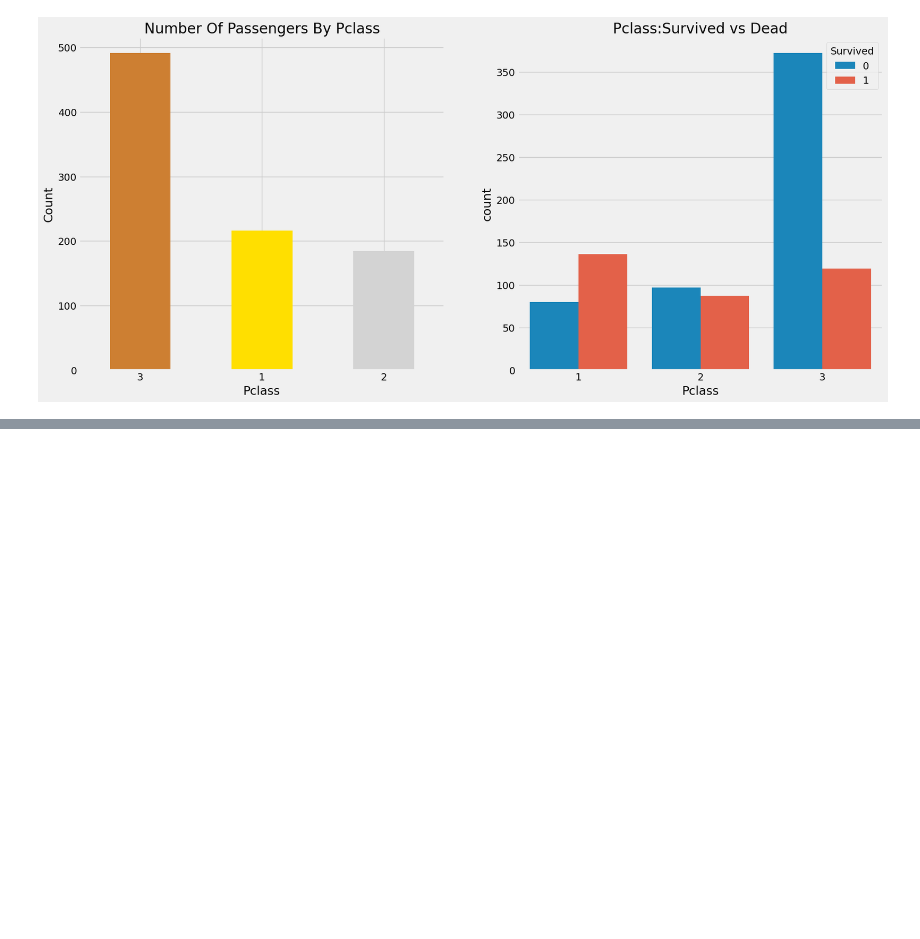
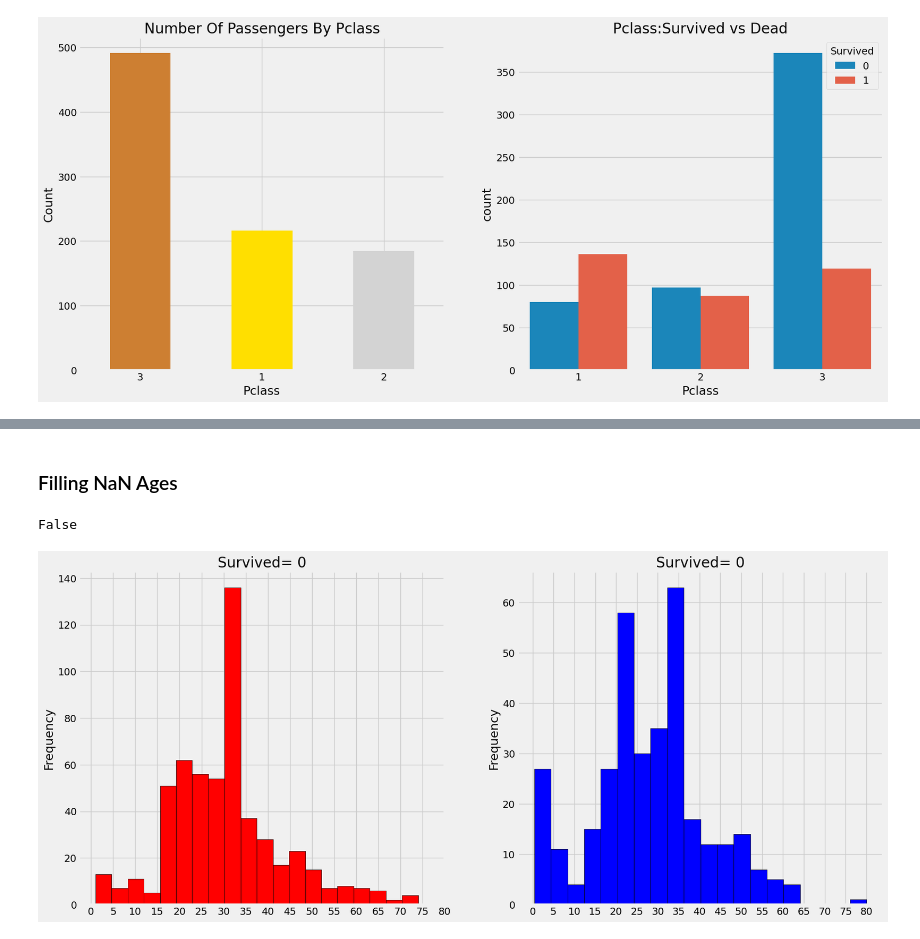
Before and after one commit to mucollabo/kaggle, a Jupyter notebook: Competitions/Titanic/eda-to-prediction-for-titanic.ipynb, the cells around one changed output, grey strips where cells are left out. Saved outputs shown, nothing was run; the diff lists cells and outputs as text; code cells hidden in the pictures; blank space fills up the shorter version.

```diff
--- a/Competitions/Titanic/eda-to-prediction-for-titanic.ipynb
+++ b/Competitions/Titanic/eda-to-prediction-for-titanic.ipynb
@@ -99,0 +138,4 @@ plt.show()
+# %%
+data['Initial'] = 0
+for i in data:
+    data['Initial'] = data['Name'].str.extract('([A-Za-z]+)\.')
@@ -99,0 +149,2 @@ plt.show()
+# %%
+data['Initial'].replace(['Mlle', 'Mme', 'Ms', 'Dr', 'Major', 'Lady', 'Countess', 'Jonkheer', 'Col', 'Rev', 'Capt', 'Sir', 'Don'], ['Miss', 'Miss', 'Miss', 'Mr', 'Mr', 'Mrs', 'Mrs', 'Other', 'Other', 'Other', 'Mr', 'Mr', 'Mr'], inplace=True)
@@ -99,0 +161,26 @@ plt.show()
+# %% [markdown]
+### Filling NaN Ages
+# %%
+# Assigning the NaN Values with the Ceil values of the mean ages
+data.loc[(data['Age'].isnull()) & (data['Initial'] == 'Mr'), 'Age'] = 33
+data.loc[(data['Age'].isnull()) & (data['Initial'] == 'Mrs'), 'Age'] = 36
+data.loc[(data['Age'].isnull()) & (data['Initial'] == 'Master'), 'Age'] = 5
+data.loc[(data['Age'].isnull()) & (data['Initial'] == 'Miss'), 'Age'] = 22
+data.loc[(data['Age'].isnull()) & (data['Initial'] == 'Other'), 'Age'] = 46
+# %%
+data['Age'].isnull().any()
+# %% [output]
+False
+# %%
+fig, ax = plt.subplots(1, 2, figsize=(18, 8))
+data[data['Survived'] == 0]['Age'].plot.hist(ax=ax[0], bins=20, edgecolor='black', color='red')
+ax[0].set_title('Survived= 0')
+x1 = list(range(0, 85, 5))
+ax[0].set_xticks(x1)
+data[data['Survived'] == 1]['Age'].plot.hist(ax=ax[1], bins=20, edgecolor='black', color='blue')
+ax[1].set_title('Survived= 0')
+x2 = list(range(0, 85, 5))
+ax[1].set_xticks(x2)
+plt.show()
+# %% [output]
+[figure, added]
```
Also changed, not shown: parts of 13 cells of this notebook.
